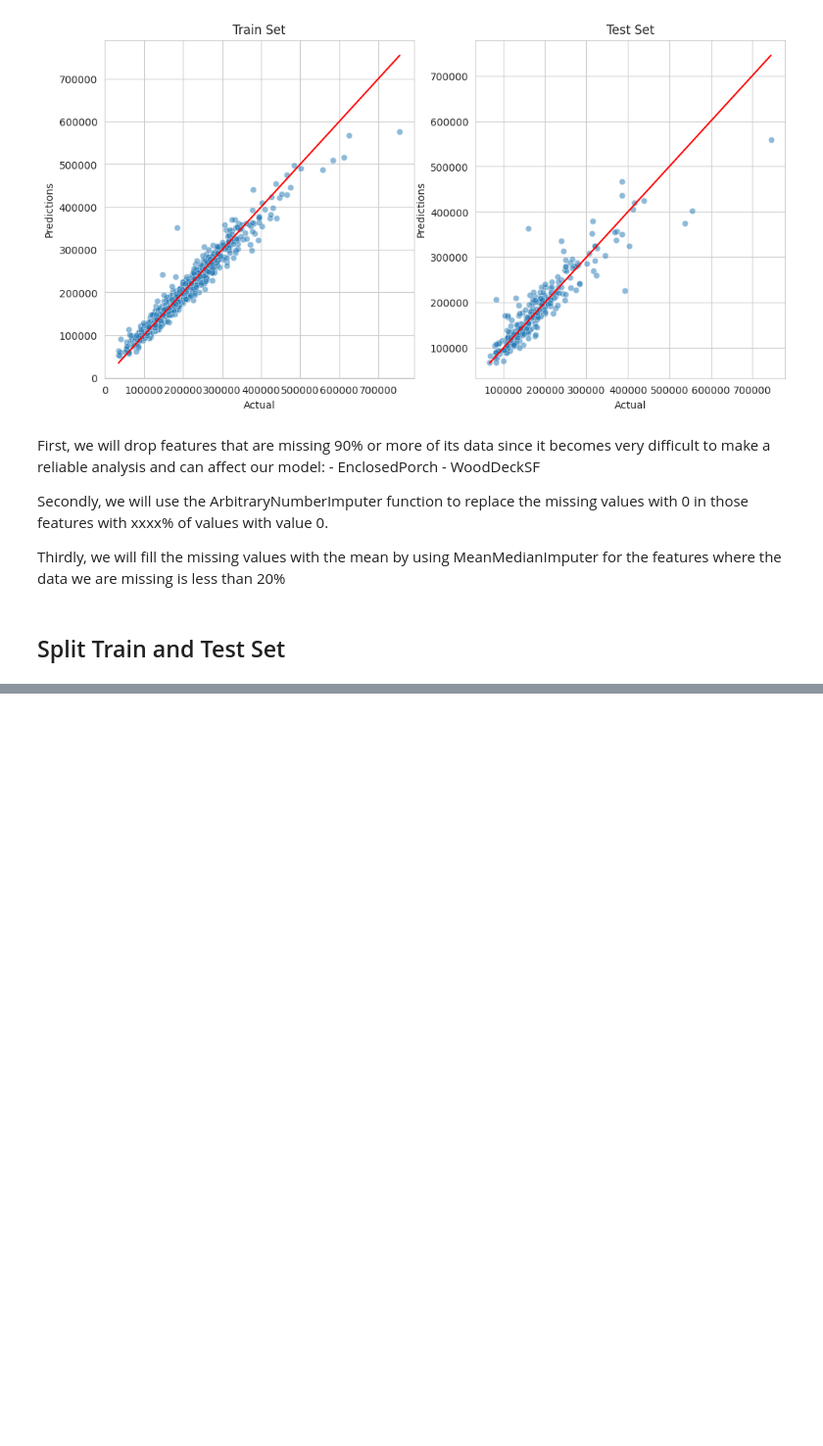
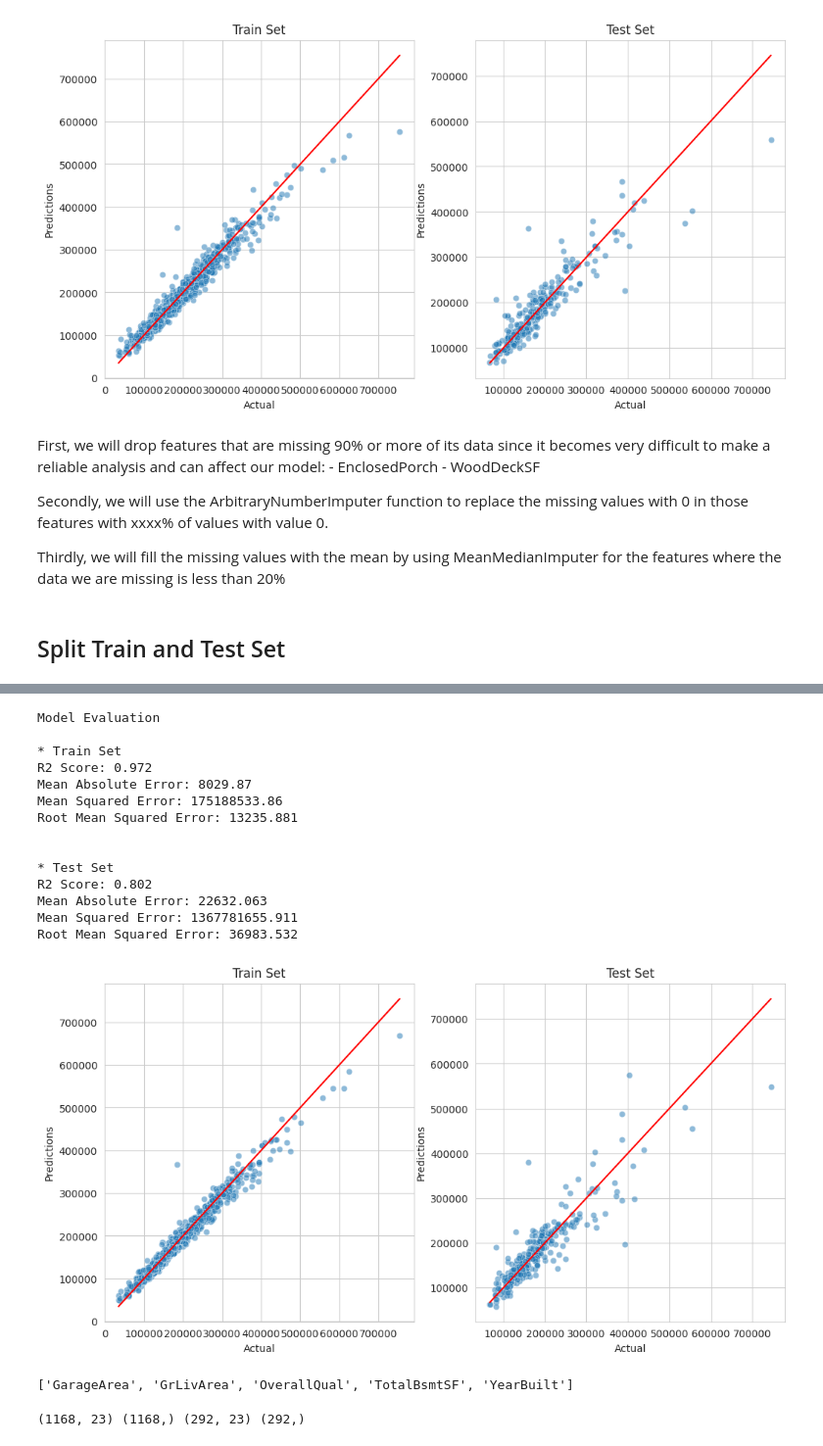
Before and after one commit to Danpr1984/milestone-project-heritage-housing-issues, a Jupyter notebook: jupyter_notebooks/Modeling and Evaluation.ipynb, the cells around one changed output, grey strips where cells are left out. Shown at 98% size. Saved outputs shown, nothing was run; the diff lists cells and outputs as text; code cells hidden in the pictures; blank space fills up the shorter version.

```diff
--- a/jupyter_notebooks/Modeling and Evaluation.ipynb
+++ b/jupyter_notebooks/Modeling and Evaluation.ipynb
@@ -520,0 +592,3 @@ except Exception as e:
+# %%
+quick_search = HyperparameterOptimizationSearch(models=models_quick_search, params=params_quick_search)
+quick_search.fit(X_train, y_train, scoring='r2', n_jobs=-1, cv=5)
@@ -520,0 +617,3 @@ except Exception as e:
+# %%
+grid_search_summary, grid_search_pipelines = quick_search.score_summary(sort_by='mean_score')
+grid_search_summary
@@ -520,0 +629,3 @@ except Exception as e:
+# %%
+best_model = grid_search_summary.iloc[0,0]
+best_model
@@ -520,0 +640,3 @@ except Exception as e:
+# %%
+best_regressor_pipeline = grid_search_pipelines[best_model].best_estimator_
+best_regressor_pipeline
@@ -520,0 +661,24 @@ except Exception as e:
+# %%
+regression_performance(X_train, y_train, X_test, y_test,best_regressor_pipeline)
+regression_evaluation_plots(X_train, y_train, X_test, y_test,
+                            best_regressor_pipeline)
+# %% [output]
+Model Evaluation
+
+* Train Set
+R2 Score: 0.972
+Mean Absolute Error: 8029.87
+Mean Squared Error: 175188533.86
+Root Mean Squared Error: 13235.881
+
+
+* Test Set
+R2 Score: 0.802
+Mean Absolute Error: 22632.063
+Mean Squared Error: 1367781655.911
+Root Mean Squared Error: 36983.532
+[figure, added]
+# %%
+best_features
+# %% [output]
+['GarageArea', 'GrLivArea', 'OverallQual', 'TotalBsmtSF', 'YearBuilt']
@@ -520,0 +707,12 @@ except Exception as e:
+# %%
+from sklearn.model_selection import train_test_split
+X_train, X_test,y_train, y_test = train_test_split(
+                                    df.drop(['SalePrice'],axis=1),
+                                    df['SalePrice'],
+                                    test_size = 0.2,
+                                    random_state = 0,
+                                    )
+
+print(X_train.shape, y_train.shape, X_test.shape, y_test.shape)
+# %% [output]
+(1168, 23) (1168,) (292, 23) (292,)
```
Also changed, not shown: parts of 27 cells of this notebook.
